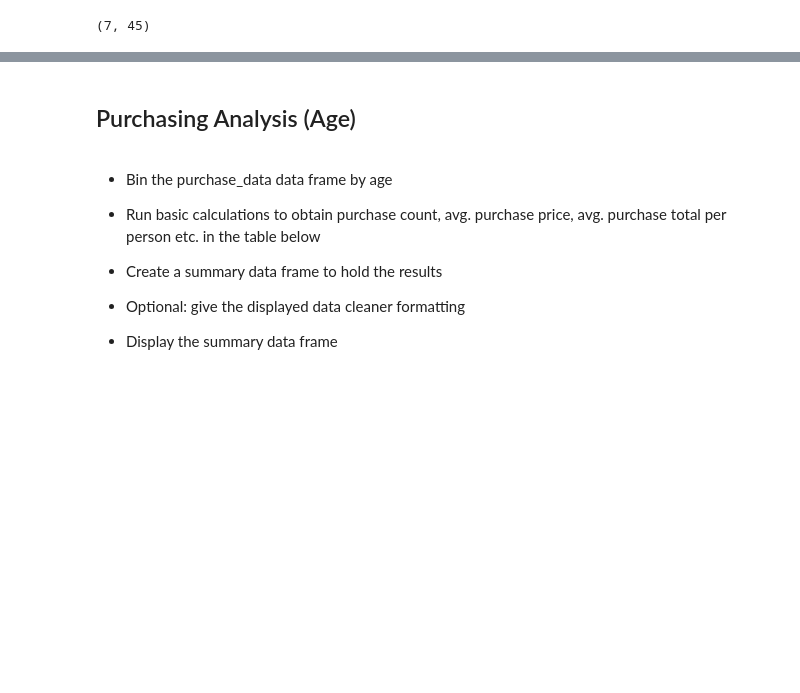
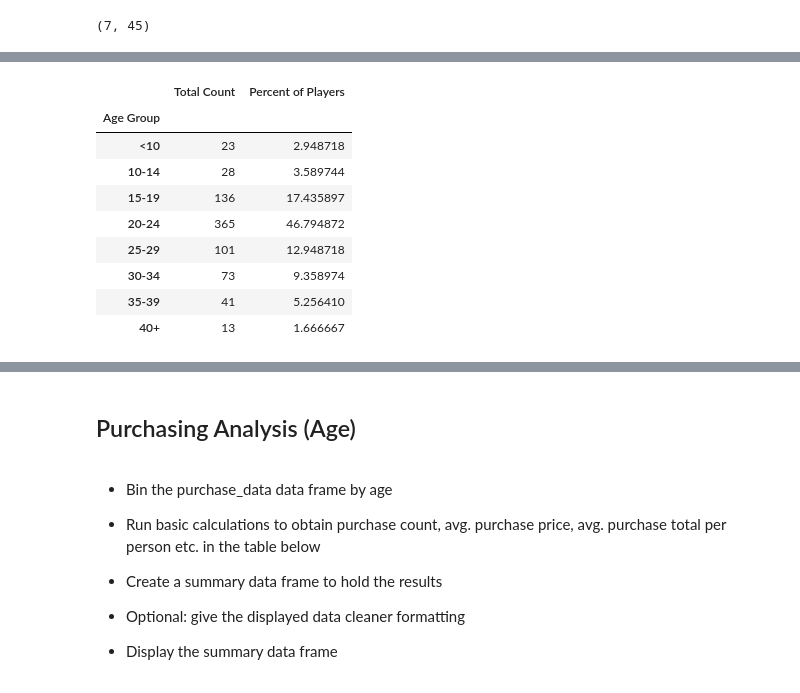
Before and after one commit to michellesimek/pandas-challenge, a Jupyter notebook: HeroesofPymoli/HeroesOfPymoli_starter.ipynb, the cells around one changed output, grey strips where cells are left out. Saved outputs shown, nothing was run; the diff lists cells and outputs as text; code cells hidden in the pictures; blank space fills up the shorter version.

Commit message:
added script for age demographics

```diff
--- a/HeroesofPymoli/HeroesOfPymoli_starter.ipynb
+++ b/HeroesofPymoli/HeroesOfPymoli_starter.ipynb
@@ -210,0 +237,35 @@ min_age = purchase_data["Age"].min()
+# %%
+age_group1 = age_group_data.loc[age_group_data["Age Group"] == "<10", "Age Group"].count()
+age_group2 = age_group_data.loc[age_group_data["Age Group"] == "10-14", "Age Group"].count()
+age_group3 = age_group_data.loc[age_group_data["Age Group"] == "15-19", "Age Group"].count()
+age_group4 = age_group_data.loc[age_group_data["Age Group"] == "20-24", "Age Group"].count()
+age_group5 = age_group_data.loc[age_group_data["Age Group"] == "25-29", "Age Group"].count()
+age_group6 = age_group_data.loc[age_group_data["Age Group"] == "30-34", "Age Group"].count()
+age_group7 = age_group_data.loc[age_group_data["Age Group"] == "35-39", "Age Group"].count()
+age_group8 = age_group_data.loc[age_group_data["Age Group"] == "40+", "Age Group"].count()
+
+
+age1_perc = (age_group1 / total) * 100
+age2_perc = (age_group2 / total) * 100
+age3_perc = (age_group3 / total) * 100
+age4_perc = (age_group4 / total) * 100
+age5_perc = (age_group5 / total) * 100
+age6_perc = (age_group6 / total) * 100
+age7_perc = (age_group7 / total) * 100
+age8_perc = (age_group8 / total) * 100
+
+age_demographic_summary_df = pd.DataFrame({"Total Count": [age_group1, age_group2, age_group3, age_group4, age_group5, age_group6, age_group7, age_group8],
+                              "Percent of Players": [age1_perc, age2_perc, age3_perc, age4_perc, age5_perc, age6_perc, age7_perc, age8_perc],
+                              "Age Group": labels}).set_index("Age Group")
+age_demographic_summary_df
+# %% [output]
+|  | Total Count | Percent of Players |
+| Age Group |  |  |
+| <10 | 23 | 2.948718 |
+| 10-14 | 28 | 3.589744 |
+| 15-19 | 136 | 17.435897 |
+| 20-24 | 365 | 46.794872 |
+| 25-29 | 101 | 12.948718 |
+| 30-34 | 73 | 9.358974 |
+| 35-39 | 41 | 5.256410 |
+| 40+ | 13 | 1.666667 |
```
Also changed, not shown: parts of 11 cells of this notebook.
